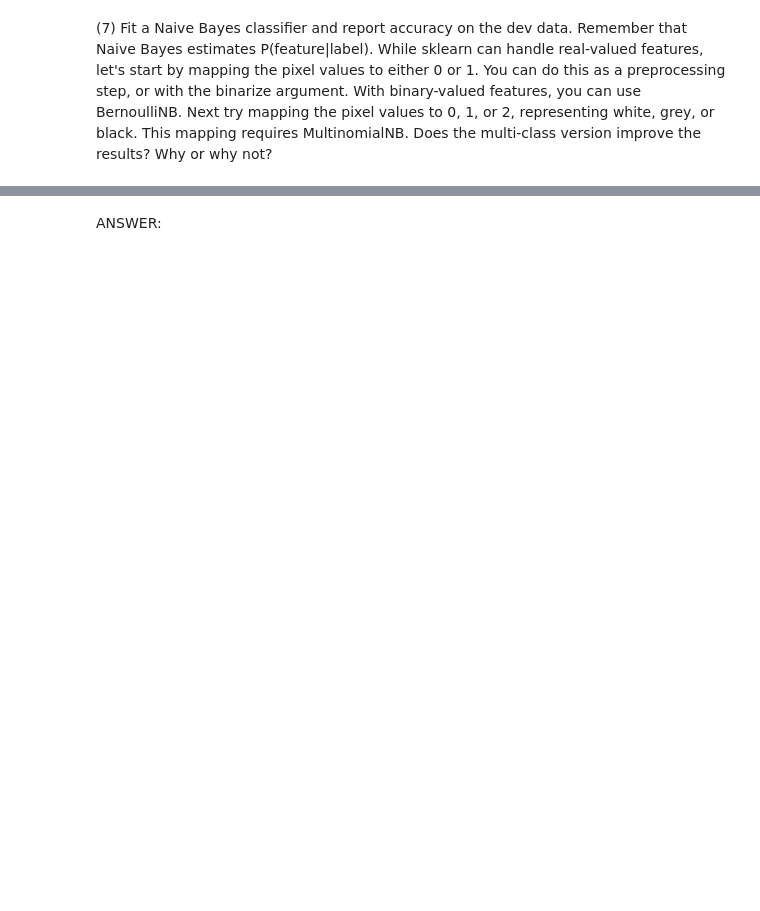
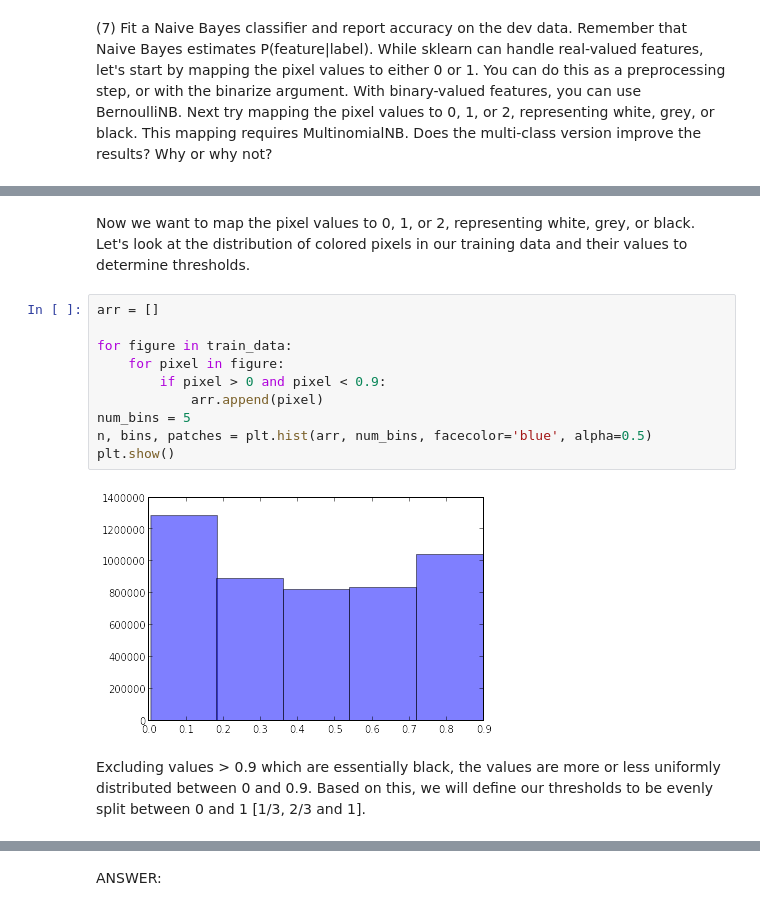
Before and after one commit to takoloco/w207, a Jupyter notebook: p1/tako_hisada_p1.ipynb, the cells around one changed output, grey strips where cells are left out. Cells and saved outputs as stored; diff of their text form; blank space fills up the shorter version.

```diff
--- a/p1/tako_hisada_p1.ipynb
+++ b/p1/tako_hisada_p1.ipynb
@@ -343,0 +482,16 @@ ANSWER:
+# %% [markdown]
+Now we want to map the pixel values to 0, 1, or 2, representing white, grey, or black. Let's look at the distribution of colored pixels in our training data and their values to determine thresholds.
+# %%
+arr = []
+
+for figure in train_data:
+    for pixel in figure:
+        if pixel > 0 and pixel < 0.9:
+            arr.append(pixel)
+num_bins = 5
+n, bins, patches = plt.hist(arr, num_bins, facecolor='blue', alpha=0.5)
+plt.show()
+# %% [output]
+[figure, added]
+# %% [markdown]
+Excluding values > 0.9 which are essentially black, the values are more or less uniformly distributed between 0 and 0.9. Based on this, we will define our thresholds to be evenly split between 0 and 1 [1/3, 2/3 and 1].
```
Also changed, not shown: parts of 21 cells of this notebook.
